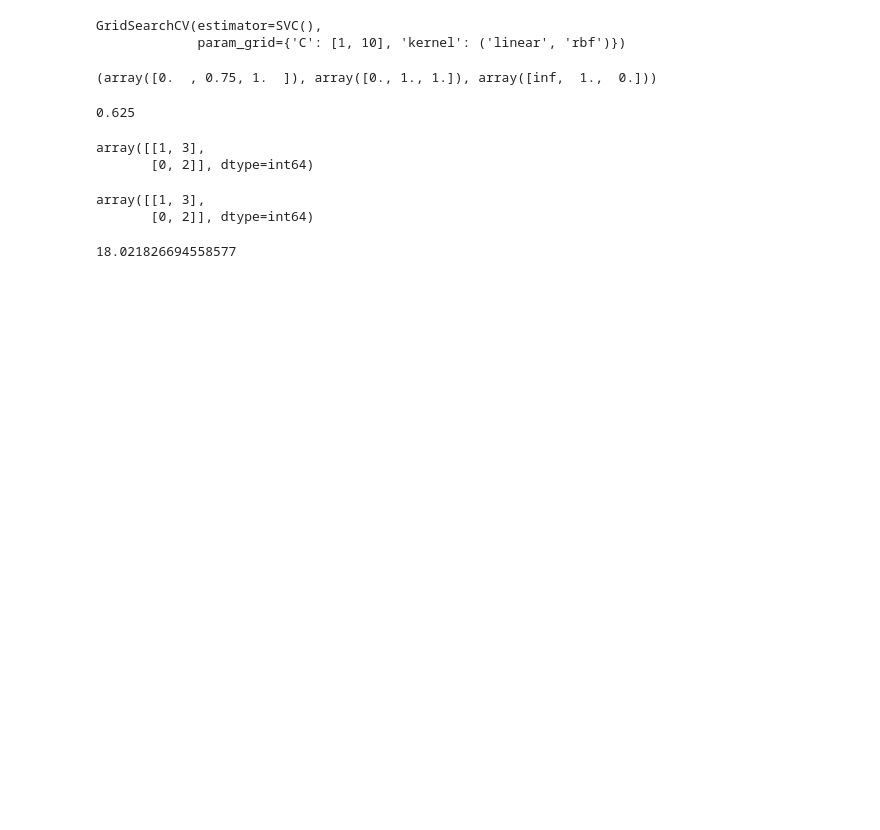
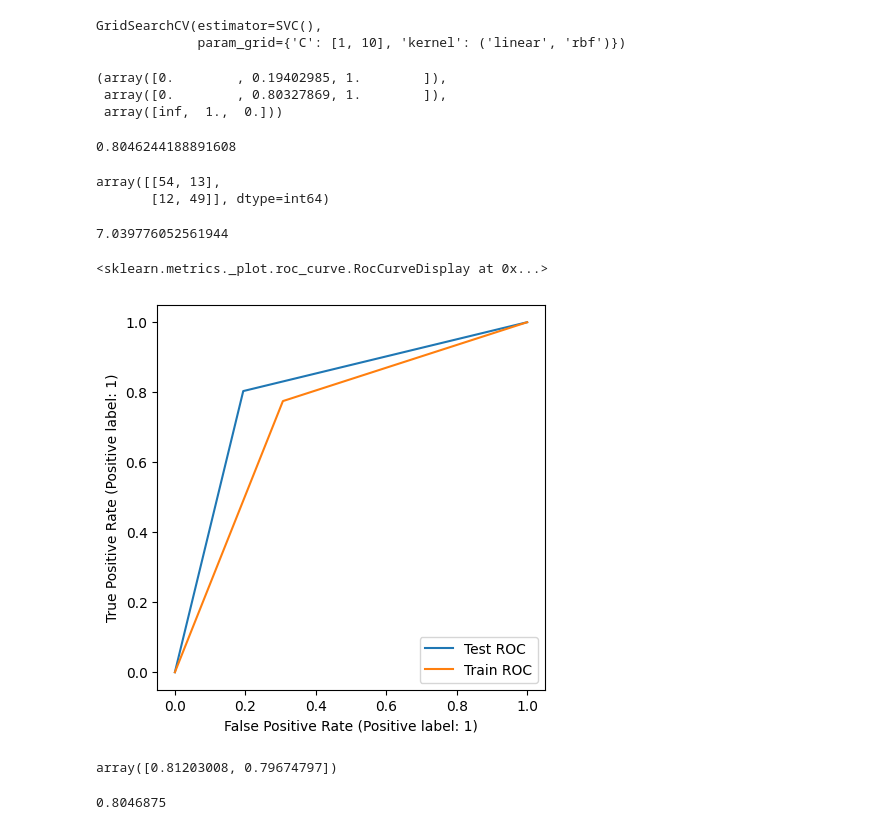
Before and after one commit to ronin49/mbk, a Jupyter notebook: svm.ipynb, the cells around one changed output. Cells and saved outputs as stored; diff of their text form; code cells hidden in the pictures; blank space fills up the shorter version.

```diff
--- a/svm.ipynb
+++ b/svm.ipynb
@@ -1,19 +1,30 @@
 # %%
 import pandas as pd
-import numpy as np
-from sklearn.model_selection import train_test_split
-abalone_train = pd.read_csv(
+data= pd.read_csv(
     "winequalityN.csv",
     names=["type","fixed acidity","volatile acidity","citric acid","residual sugar","chlorides","free sulfur dioxide","total sulfur dioxide","density","pH","sulphates","alcohol","quality"])
-abalone_features = abalone_train.copy()
-abalone_features.fillna(0, inplace=True)
-abalone_labels = abalone_features.pop('quality')
-abalone_labels = abalone_train.quality.apply(lambda q: 1 if q == 6 else 0)
-abalone_features = np.array(abalone_features)
+
+threshold = 6  # Define your threshold
+
+data['quality'] = (data['quality'] > threshold).astype(int)
+data['type'] = data['type'].apply(lambda x: 0 if x=='white' else 1)
+counts = data['quality'].value_counts()
+target_count = min(counts)
+balanced_data = pd.concat([
+    data[data['quality'] == 0].sample(target_count, replace=True),
+    data[data['quality'] == 1].sample(target_count, replace=True)
+])
+balanced_data = balanced_data.sample(frac=1).reset_index(drop=True)
+balanced_data['quality'].value_counts()
+data = balanced_data
+features = data.copy()
+features.fillna(0, inplace=True)
+labels = features.pop('quality')
+import numpy as np
+features = np.array(features)
+from sklearn.model_selection import train_test_split
 X_train, X_test, y_train, y_test = train_test_split(
-    abalone_features, abalone_labels, test_size=0.05, random_state=0)
-from sklearn.model_selection import GridSearchCV
-parameters = {'kernel':('linear', 'rbf'), 'C':[1, 10]}
+    features, labels, test_size=0.05, random_state=0)
 from sklearn.svm import SVC
 # %%
 from sklearn.model_selection import GridSearchCV
@@ -27,26 +38,43 @@ GridSearchCV(estimator=SVC(),
              param_grid={'C': [1, 10], 'kernel': ('linear', 'rbf')})
 # %%
 predictions = clf.predict(X_test)
+predictions_train = clf.predict(X_train)
 # %%
 import sklearn
 sklearn.metrics.roc_curve(y_test,predictions)
 # %% [output]
-(array([0.  , 0.75, 1.  ]), array([0., 1., 1.]), array([inf,  1.,  0.]))
+(array([0.        , 0.19402985, 1.        ]),
+ array([0.        , 0.80327869, 1.        ]),
+ array([inf,  1.,  0.]))
 # %%
 sklearn.metrics.roc_auc_score(y_test,predictions)
 # %% [output]
-0.625
+0.8046244188891608
 # %%
 sklearn.metrics.confusion_matrix(y_test,predictions)
 # %% [output]
-array([[1, 3],
-       [0, 2]], dtype=int64)
+array([[54, 13],
+       [12, 49]], dtype=int64)
-# %%
-sklearn.metrics.confusion_matrix(y_test,predictions)
-# %% [output]
-array([[1, 3],
-       [0, 2]], dtype=int64)
 # %%
 sklearn.metrics.log_loss(y_test,predictions)
 # %% [output]
-18.021826694558577
+7.039776052561944
+# %%
+from sklearn.metrics import RocCurveDisplay
+import matplotlib.pyplot as plt
+fig, ax = plt.subplots(figsize=(5,5))
+RocCurveDisplay.from_predictions(y_test,predictions, ax=ax, label='Test ROC')
+RocCurveDisplay.from_predictions(y_train,predictions_train, ax=ax, label='Train ROC')
+# %% [output]
+<sklearn.metrics._plot.roc_curve.RocCurveDisplay at 0x...>
+[figure, added]
+# %%
+
+sklearn.metrics.f1_score(y_test,predictions,average=None)
+# %% [output]
+array([0.81203008, 0.79674797])
+# %%
+from sklearn.metrics import accuracy_score
+print(accuracy_score(y_test, predictions))
+# %% [output]
+0.8046875
```
